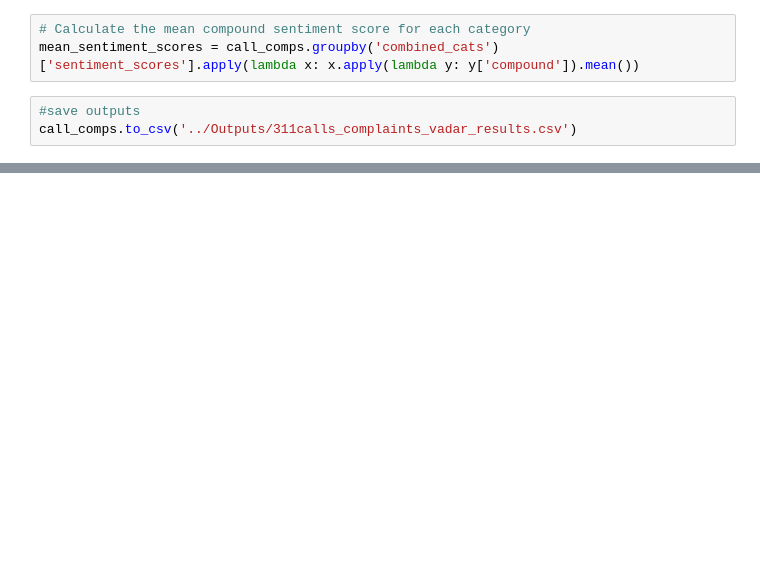
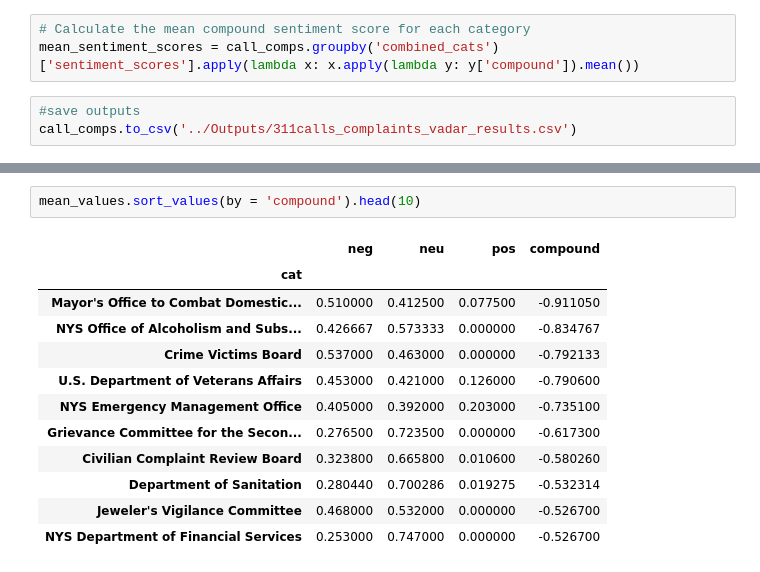
Before and after one commit to emj1020/311_sentiment_analysis, a Jupyter notebook: Scripts/02_preprocessing_311comps.ipynb, the cells around one changed output, grey strips where cells are left out. Drawn from its saved outputs; the diff is of its cells as text; blank space fills up the shorter version.

```diff
--- a/Scripts/02_preprocessing_311comps.ipynb
+++ b/Scripts/02_preprocessing_311comps.ipynb
@@ -300,0 +339,15 @@ call_comps.to_csv('../Outputs/311calls_complaints_vadar_results.csv')
+# %%
+mean_values.sort_values(by = 'compound').head(10)
+# %% [output]
+|  | neg | neu | pos | compound |
+| cat |  |  |  |  |
+| Mayor's Office to Combat Domestic... | 0.510000 | 0.412500 | 0.077500 | -0.911050 |
+| NYS Office of Alcoholism and Subs... | 0.426667 | 0.573333 | 0.000000 | -0.834767 |
+| Crime Victims Board | 0.537000 | 0.463000 | 0.000000 | -0.792133 |
+| U.S. Department of Veterans Affairs | 0.453000 | 0.421000 | 0.126000 | -0.790600 |
+| NYS Emergency Management Office | 0.405000 | 0.392000 | 0.203000 | -0.735100 |
+| Grievance Committee for the Secon... | 0.276500 | 0.723500 | 0.000000 | -0.617300 |
+| Civilian Complaint Review Board | 0.323800 | 0.665800 | 0.010600 | -0.580260 |
+| Department of Sanitation | 0.280440 | 0.700286 | 0.019275 | -0.532314 |
+| Jeweler's Vigilance Committee | 0.468000 | 0.532000 | 0.000000 | -0.526700 |
+| NYS Department of Financial Services | 0.253000 | 0.747000 | 0.000000 | -0.526700 |
```
Also changed, not shown: parts of 12 cells of this notebook.
